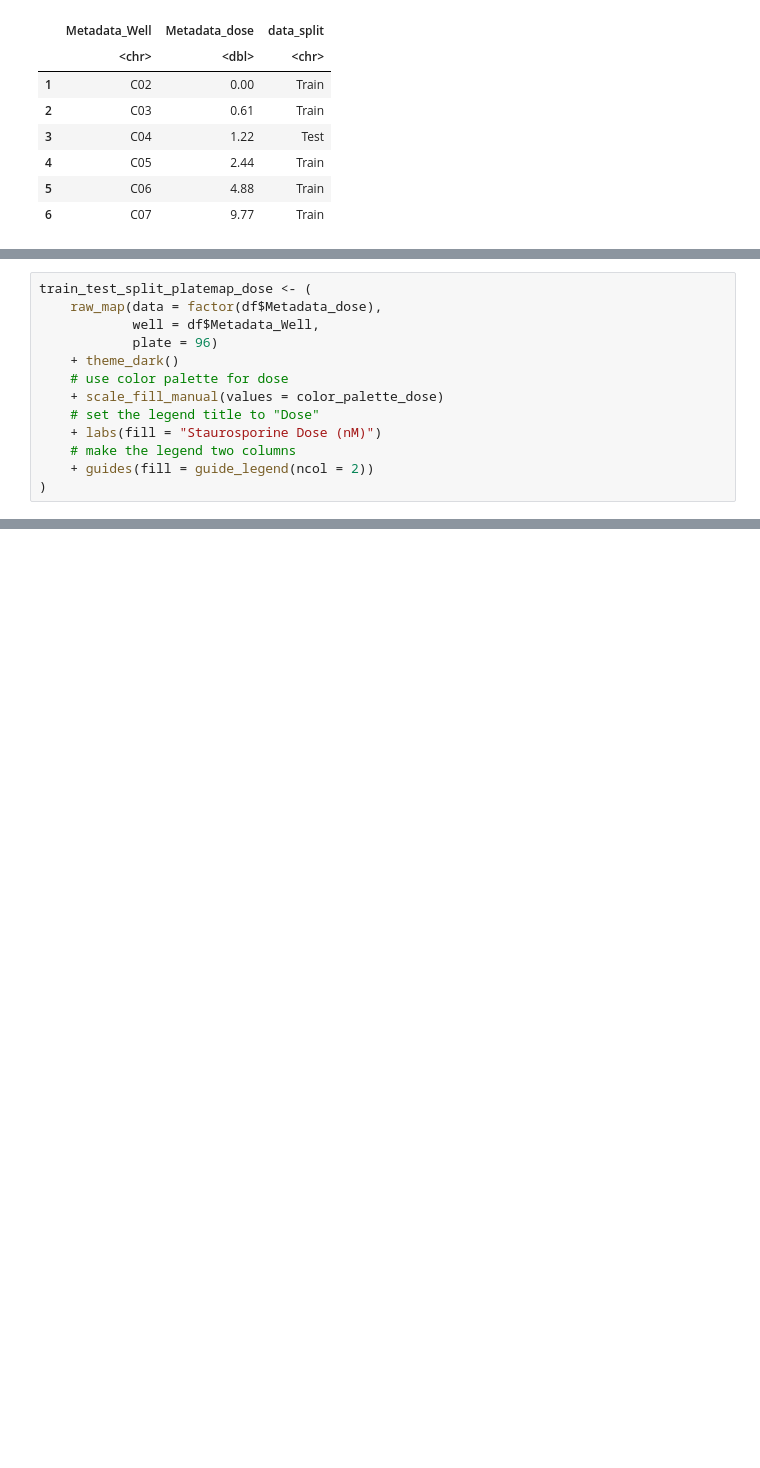
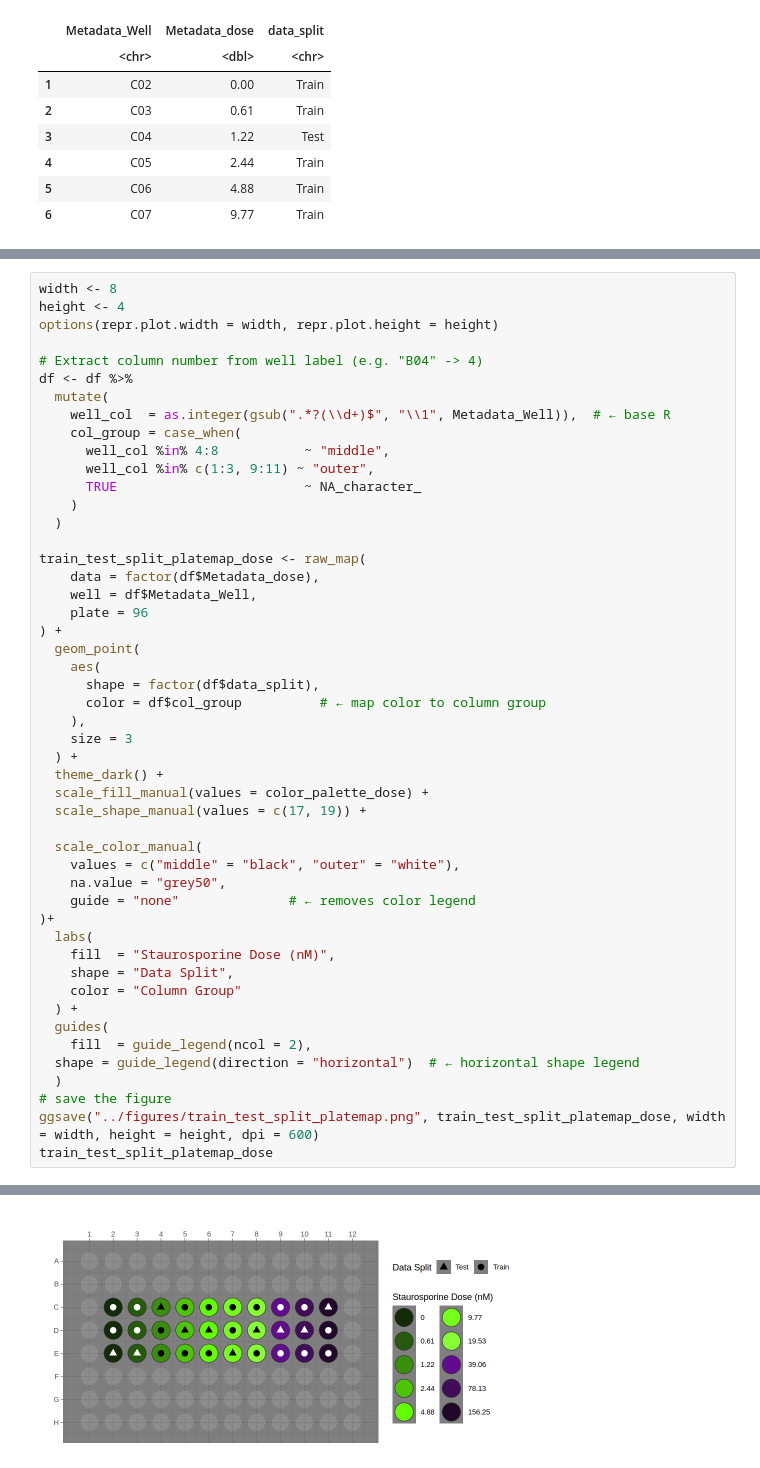
Before and after one commit to WayScience/live_cell_timelapse_apoptosis_analysis, a Jupyter notebook: 5.bulk_timelapse_model/notebooks/6.train_test_split_figure.ipynb, the cells around one changed output, grey strips where cells are left out. Saved outputs shown, nothing was run; the diff lists cells and outputs as text; blank space fills up the shorter version.

Commit message:
adding new plot

```diff
--- a/5.bulk_timelapse_model/notebooks/6.train_test_split_figure.ipynb
+++ b/5.bulk_timelapse_model/notebooks/6.train_test_split_figure.ipynb
@@ -78,18 +69,55 @@ note: Default is a 96-well plate.”
 # %%
-train_test_split_platemap_dose <- (
-    raw_map(data = factor(df$Metadata_dose),
-            well = df$Metadata_Well,
-            plate = 96)
-    + theme_dark()
-    # use color palette for dose
-    + scale_fill_manual(values = color_palette_dose)
-    # set the legend title to "Dose"
-    + labs(fill = "Staurosporine Dose (nM)")
-    # make the legend two columns
-    + guides(fill = guide_legend(ncol = 2))
-)
+width <- 8
+height <- 4
+options(repr.plot.width = width, repr.plot.height = height)
+
+# Extract column number from well label (e.g. "B04" -> 4)
+df <- df %>%
+  mutate(
+    well_col  = as.integer(gsub(".*?(\\d+)$", "\\1", Metadata_Well)),  # ← base R
+    col_group = case_when(
+      well_col %in% 4:8           ~ "middle",
+      well_col %in% c(1:3, 9:11) ~ "outer",
+      TRUE                        ~ NA_character_
+    )
+  )
+
+train_test_split_platemap_dose <- raw_map(
+    data = factor(df$Metadata_dose),
+    well = df$Metadata_Well,
+    plate = 96
+) +
+  geom_point(
+    aes(
+      shape = factor(df$data_split),
+      color = df$col_group          # ← map color to column group
+    ),
+    size = 3
+  ) +
+  theme_dark() +
+  scale_fill_manual(values = color_palette_dose) +
+  scale_shape_manual(values = c(17, 19)) +
+
+  scale_color_manual(
+    values = c("middle" = "black", "outer" = "white"),
+    na.value = "grey50",
+    guide = "none"              # ← removes color legend
+)+
+  labs(
+    fill  = "Staurosporine Dose (nM)",
+    shape = "Data Split",
+    color = "Column Group"
+  ) +
+  guides(
+    fill  = guide_legend(ncol = 2),
+  shape = guide_legend(direction = "horizontal")  # ← horizontal shape legend
+  )
+# save the figure
+ggsave("../figures/train_test_split_platemap.png", train_test_split_platemap_dose, width = width, height = height, dpi = 600)
+train_test_split_platemap_dose
 # %% [output]
 Warning message:
 “Warning: Your well label count ( 30 ) covers less than half the selected plate( 96 ).
 Are you sure argument 'plate' is correct for the number of wells in your data?
 note: Default is a 96-well plate.”
+[figure, added]
```
Also changed, not shown: parts of 3 cells of this notebook, 2 other files.
